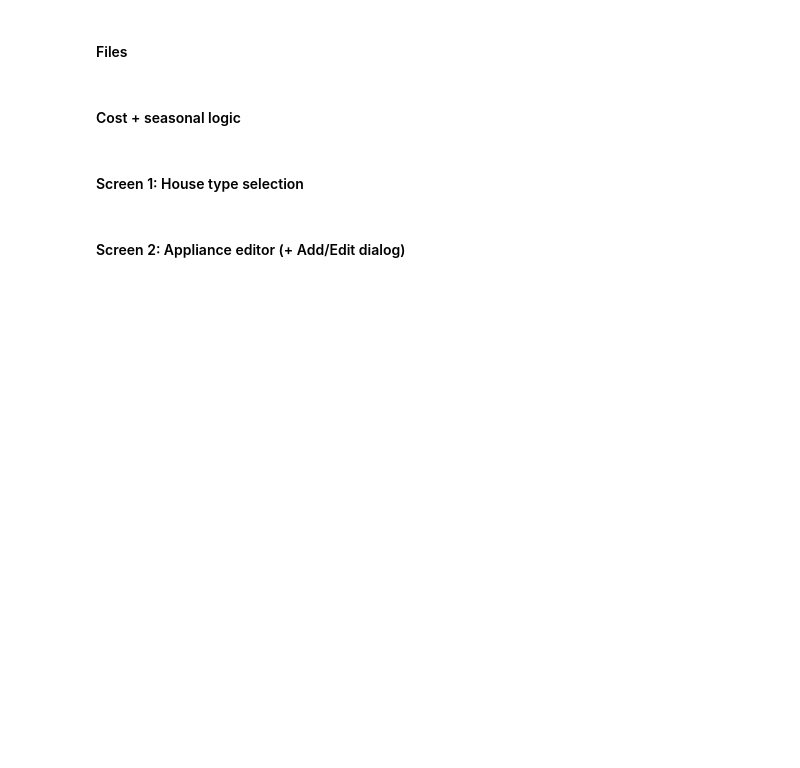
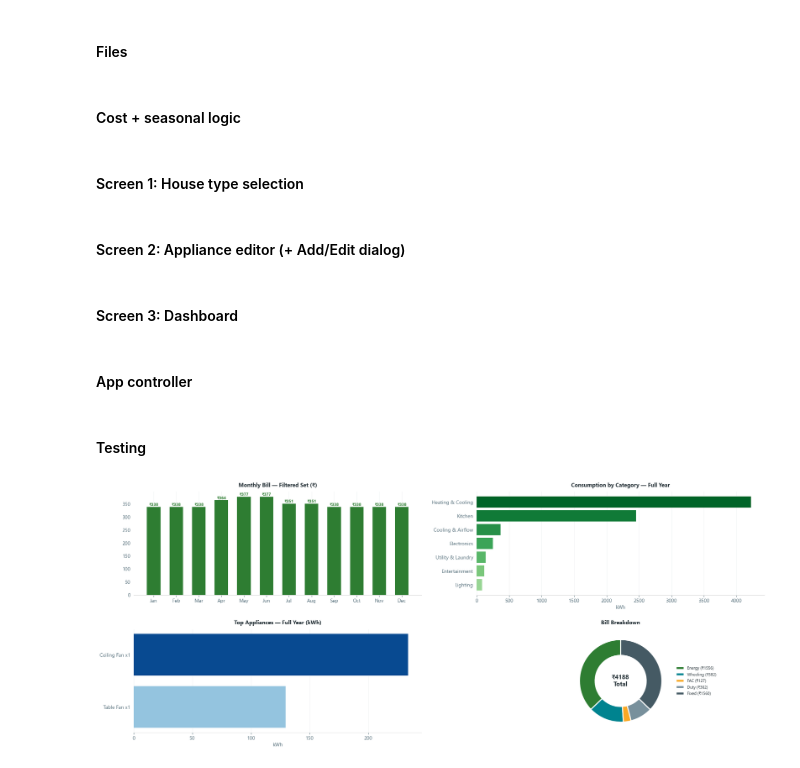
Before and after one commit to YagnamJoshi/Household-electricity-analysis, a Jupyter notebook: main.ipynb, the cells around one changed output. Saved outputs shown, nothing was run; the diff lists cells and outputs as text; code cells hidden in the pictures; blank space fills up the shorter version.

```diff
--- a/main.ipynb
+++ b/main.ipynb
@@ -10,8 +10,6 @@ import calendar
 # %% [markdown]
 #### Files
 # %%
-
-
 HOUSE_FILES = {
     "1 RK": "appliances_1RK.csv",
     "1 BHK": "appliances_1BHK.csv",
@@ -23,7 +21,7 @@ HOUSE_FILES = {
 DATA_DIR = "./"
 
 def load_house_data(house_type):
-    df = pd.read_csv(DATA_DIR + HOUSE_FILES[house_type])
+    df = pd.read_csv(rf"data\{HOUSE_FILES[house_type]}")
     df = df[df["count"] > 0].reset_index(drop=True)
     records = df.to_dict("records")
     for r in records:
@@ -96,0 +304,2 @@ class HouseSelectScreen(tk.Frame):
+# %% [markdown]
+#### Screen 3: Dashboard
@@ -96,0 +543,42 @@ class HouseSelectScreen(tk.Frame):
+# %% [markdown]
+#### App controller
+# %%
+class ElectricityApp(tk.Tk):
+    def __init__(self):
+        super().__init__()
+        self.title("Household Electricity Consumption Analyzer")
+        self.geometry("980x680")
+        self.house_type = None
+        self.appliances = []
+        self.location = list(LOCATION_SLABS.keys())[0]
+        self.configure(bg="#F4F6F8")
+        style = ttk.Style(self)
+        style.theme_use("clam")
+        style.configure("TCombobox", padding=4, font=("Segoe UI", 10))
+        style.configure("Treeview", rowheight=26, font=("Segoe UI", 10))
+        style.configure("Treeview.Heading", font=("Segoe UI", 10, "bold"), background="#37474F", foreground="white")
+        style.map("Treeview.Heading", background=[("active", "#455A64")])
+        container = tk.Frame(self)
+        container.pack(fill="both", expand=True)
+        container.grid_rowconfigure(0, weight=1)
+        container.grid_columnconfigure(0, weight=1)
+
+        self.frames = {}
+        for F in (HouseSelectScreen, ApplianceEditScreen, DashboardScreen):
+            frame = F(container, self)
+            self.frames[F] = frame
+            frame.grid(row=0, column=0, sticky="nsew")
+        self.show_frame(HouseSelectScreen)
+
+    def show_frame(self, screen_class):
+        frame = self.frames[screen_class]
+        if hasattr(frame, "on_show"):
+            frame.on_show()
+        frame.tkraise()
+# %% [markdown]
+#### Testing
+# %%
+app = ElectricityApp()
+app.mainloop()
+# %% [output]
+[figure, added]
```
Also changed, not shown: parts of 4 cells of this notebook.
